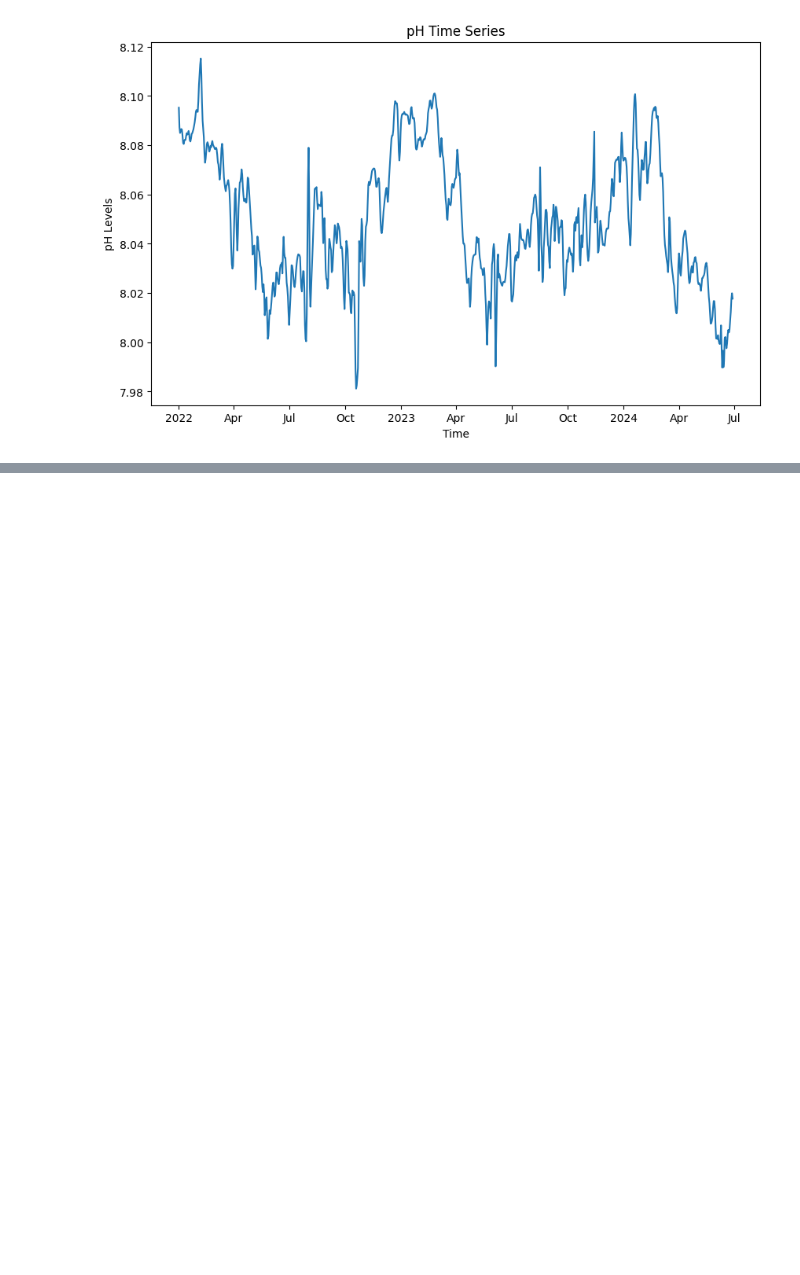
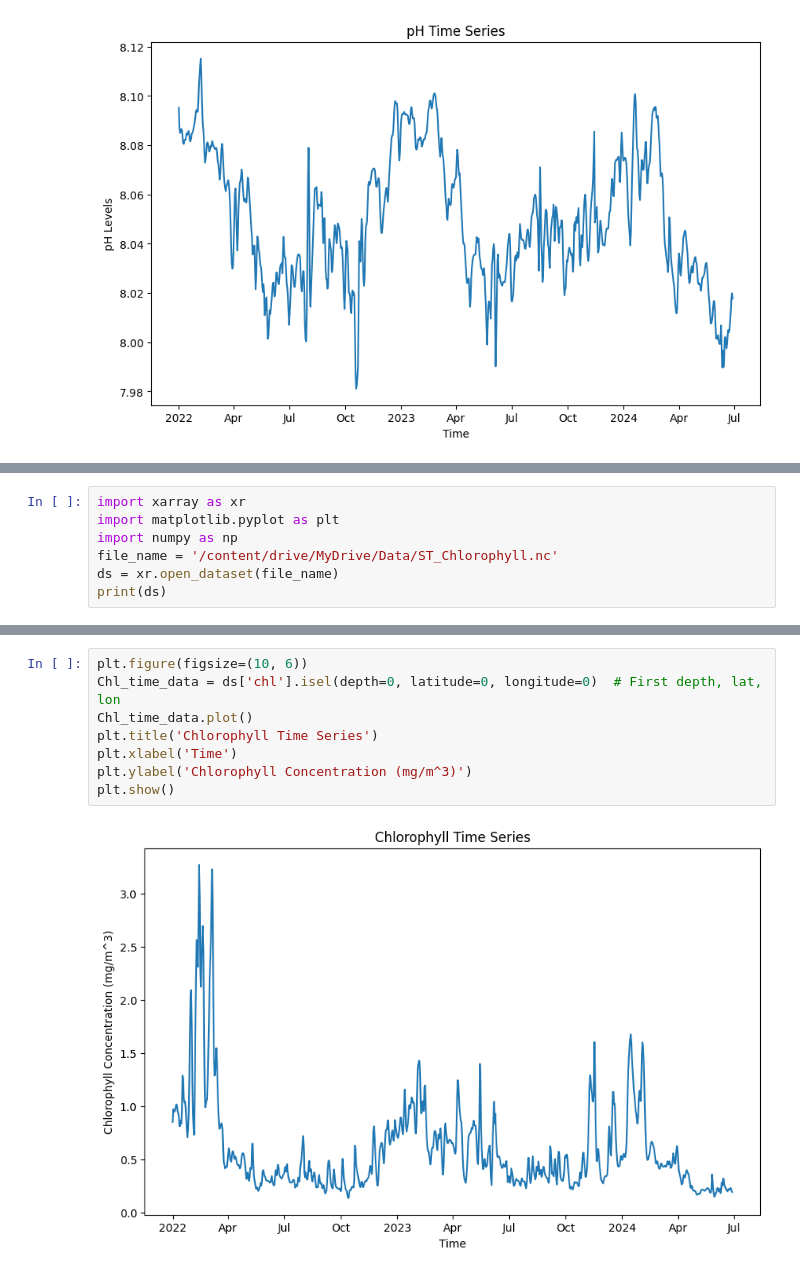
Before and after one commit to Nawshin-25/Saint_Martin, a Jupyter notebook: Time_Series.ipynb, the cells around one changed output, grey strips where cells are left out. Cells and saved outputs as stored; diff of their text form; blank space fills up the shorter version.

```diff
--- a/Time_Series.ipynb
+++ b/Time_Series.ipynb
@@ -42,0 +52,7 @@ plt.show()
+# %%
+import xarray as xr
+import matplotlib.pyplot as plt
+import numpy as np
+file_name = '/content/drive/MyDrive/Data/ST_Chlorophyll.nc'
+ds = xr.open_dataset(file_name)
+print(ds)
@@ -42,0 +77,10 @@ plt.show()
+# %%
+plt.figure(figsize=(10, 6))
+Chl_time_data = ds['chl'].isel(depth=0, latitude=0, longitude=0)  # First depth, lat, lon
+Chl_time_data.plot()
+plt.title('Chlorophyll Time Series')
+plt.xlabel('Time')
+plt.ylabel('Chlorophyll Concentration (mg/m^3)')
+plt.show()
+# %% [output]
+[figure, added]
```
Also changed, not shown: parts of 7 cells of this notebook.
